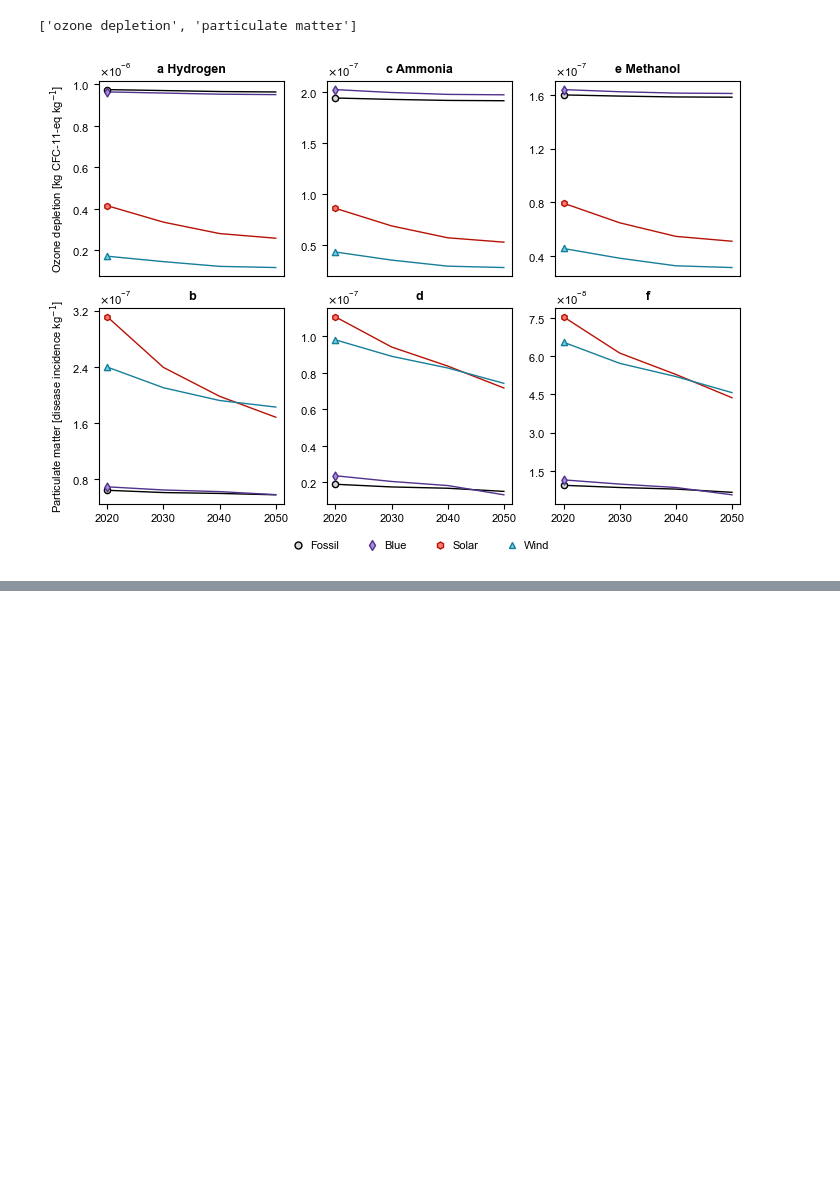
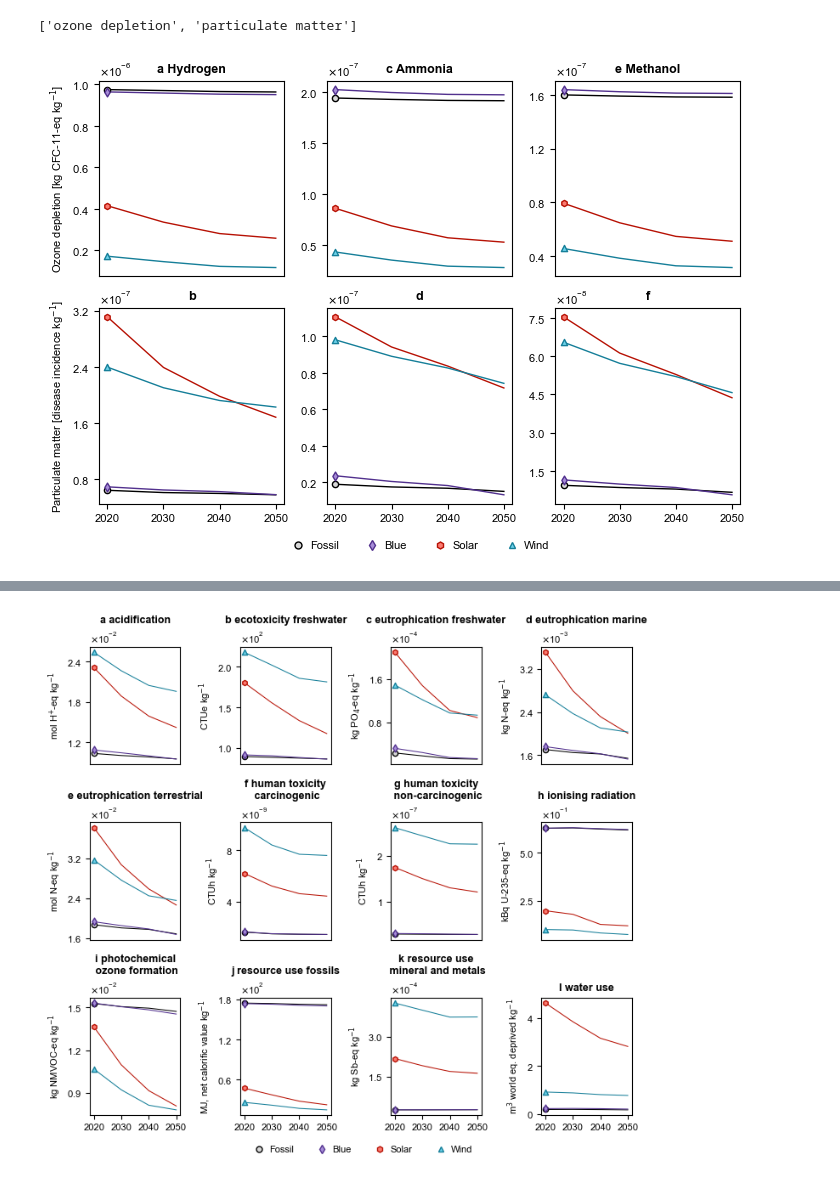
Before and after one commit to abhix2704/Prospective-LCA, a Jupyter notebook: Code/burdenShiftingMainPlots.ipynb, the cells around one changed output, grey strips where cells are left out. Drawn from its saved outputs; the diff is of its cells as text; code cells hidden in the pictures; blank space fills up the shorter version.

```diff
--- a/Code/burdenShiftingMainPlots.ipynb
+++ b/Code/burdenShiftingMainPlots.ipynb
@@ -701,0 +740,6 @@ plt.savefig(plotPathSVG, dpi = 600, format = 'svg', bbox_inches = 'tight', facec
+# %%
+units = []
+for key, values in methodsDictSorted.items():
+    method = bw.methods.get(values)
+    units.append(method['unit'])
+units
@@ -701,0 +759,4 @@ plt.savefig(plotPathSVG, dpi = 600, format = 'svg', bbox_inches = 'tight', facec
+# %%
+for i in range(0, len(units)):
+    units[i] = units[i].replace('Eq', 'eq')
+units
@@ -701,0 +776,84 @@ plt.savefig(plotPathSVG, dpi = 600, format = 'svg', bbox_inches = 'tight', facec
+# %%
+units = ['mol H$^\mathrm{+}$-eq', 'CTUe', 'kg PO$_\mathrm{4}$-eq',
+         'kg N-eq', 'mol N-eq', 'CTUh',
+         'CTUh', 'kBq U-235-eq', 'kg NMVOC-eq',
+         'MJ, net calorific value', 'kg Sb-eq', 'm$^\mathrm{3}$ world eq. deprived']
+for i in range(0, len(units)):
+    units[i] = units[i] + ' kg$^\mathrm{-1}$'
+# %%
+years = ['2020', '2030', '2040', '2050']
+alphabets = ['a ', 'b ', 'c ', 'd ', 'e ', 'f ', 'g ', 'h ', 'i ', 'j ', 'k ', 'l ']
+# %%
+fig, ax = plt.subplots(3, 4, figsize = (fig_length[2], fig_height*0.65))
+
+for i in range(0, len(impactCategories)):
+
+    hydrogenResult = hydrogenResults[impactCategories[i]]
+    hydrogenResultsRCP26 = hydrogenResult[hydrogenResult['Database'].str.contains('Base 2020') | hydrogenResult['Database'].str.contains('RCP26')]
+    hydrogenBAURCP26 = hydrogenResultsRCP26[hydrogenResultsRCP26['Activity'].str.contains('hydrogen production without electricity, steam reforming of natural gas, 25 bar')]
+    hydrogenBlueRCP26 = hydrogenResultsRCP26[hydrogenResultsRCP26['Activity'].str.contains(r'hydrogen production without electricity, steam methane reforming of natural gas, with CCS (MDEA, 98% eff.), 25 bar', regex = False)]
+    hydrogenWindRCP26 = hydrogenResultsRCP26[hydrogenResultsRCP26['Activity'].str.contains('onshore wind')]
+    hydrogenSolarRCP26 = hydrogenResultsRCP26[hydrogenResultsRCP26['Activity'].str.contains('solar')]
+
+    hydrogenBAURCP26 = hydrogenBAURCP26.reset_index(drop=True)
+    hydrogenBlueRCP26 = hydrogenBlueRCP26.reset_index(drop=True)
+    hydrogenWindRCP26 = hydrogenWindRCP26.reset_index(drop = True)
+    hydrogenSolarRCP26 = hydrogenSolarRCP26.reset_index(drop = True)
+
+    ax[i // 4, i % 4].plot(years, hydrogenBAURCP26['Impact'], label = 'Fossil', color = 'black', zorder = 0, linewidth = 0.75, linestyle = '-')
+    ax[i // 4, i % 4].plot(years, hydrogenBlueRCP26['Impact'], label = 'Blue', color = '#52318E', zorder = 0, linewidth = 0.75, linestyle = '-')
+    ax[i // 4, i % 4].plot(years, hydrogenSolarRCP26['Impact'], label = 'Solar', color = '#B71205', zorder = 0, linewidth = 0.75, linestyle = '-')
+    ax[i // 4, i % 4].plot(years, hydrogenWindRCP26['Impact'], label = 'Wind', color = '#167F99', zorder = 0, linewidth = 0.75, linestyle = '-')
+
+    ax[i // 4, i % 4].scatter(years[0], hydrogenBAURCP26['Impact'][0], label = 'Blue', s = 20,
+                              marker = 'o', facecolor = '#d8d8d8', edgecolors = 'black', zorder = 1)
+    ax[i // 4, i % 4].scatter(years[0], hydrogenBlueRCP26['Impact'][0], label = 'Blue', s = 20,
+                              marker = 'd', facecolor = '#A78DD8', edgecolors = '#52318E', zorder = 1)
+    ax[i // 4, i % 4].scatter(years[0], hydrogenSolarRCP26['Impact'][0], label = 'Solar', s = 20,
+                              marker = 'h', facecolor = '#FB7B71', edgecolors = '#B71205', zorder = 1)
+    ax[i // 4, i % 4].scatter(years[0], hydrogenWindRCP26['Impact'][0], label = 'Wind', s = 20,
+                              marker = '^', facecolor = '#6DD2EA', edgecolors = '#167F99', zorder = 1)
+
+
+    ax[i // 4, i % 4].set_title(alphabets[i] + impactCategories[i], fontweight = 'bold', fontsize = fontsize_title)
+    if impactCategories[i] == 'human toxicity carcinogenic':
+        ax[i // 4, i % 4].set_title(alphabets[i] + 'human toxicity\n carcinogenic', fontweight = 'bold', fontsize = fontsize_title)
+    if impactCategories[i] == 'human toxicity non-carcinogenic':
+        ax[i // 4, i % 4].set_title(alphabets[i] + 'human toxicity\n non-carcinogenic', fontweight = 'bold', fontsize = fontsize_title)
+    if impactCategories[i] == 'photochemical ozone formation':
+        ax[i // 4, i % 4].set_title(alphabets[i] + 'photochemical\n ozone formation', fontweight = 'bold', fontsize = fontsize_title)
+    if impactCategories[i] == 'resource use mineral and metals':
+        ax[i // 4, i % 4].set_title(alphabets[i] + 'resource use\n mineral and metals', fontweight = 'bold', fontsize = fontsize_title)
+
+    ax[i // 4, i % 4].yaxis.set_major_locator(MaxNLocator(nbins = 3))
+    ax[i // 4, i % 4].set_ylabel(units[i])
+    ax[i // 4, i % 4].yaxis.set_major_formatter(ticker.ScalarFormatter(useMathText = True))
+    ax[i // 4, i % 4].ticklabel_format(axis = 'y', style = 'sci', scilimits = (0, 0))
+
+for i in range(0, 4):
+    for j in range(0, 4):
+        if i < 2:
+            ax[i, j].set_xticks([])
+
+legend_elements2 = [Line2D([0], [0], marker = 'o', color = "none",
+                                             markerfacecolor ='#d8d8d8', markeredgecolor = "black",
+                                             label = 'Fossil', markersize = 5),
+                   Line2D([0], [0], marker = 'd', color = "none",
+                                             markerfacecolor ='#A78DD8', markeredgecolor = "#52318E",
+                                             label = 'Blue', markersize = 5),
+                   Line2D([0], [0], marker = 'h', color = "none",
+                                             markerfacecolor ='#FB7B71', markeredgecolor = "#B71205",
+                                             label = 'Solar', markersize = 5),
+                   Line2D([0], [0], marker = '^', color = "none",
+                                             markerfacecolor ='#6DD2EA', markeredgecolor = "#167F99",
+                                             label = 'Wind', markersize = 5),]
+
+legend1 = fig.legend(handles = legend_elements2, frameon = False, loc = "upper center", ncol = 4,
+          prop={"size":8}, bbox_to_anchor=(0.53, 0.01), handletextpad = 0.1)
+
+plotPathPNG = os.path.join('..', 'Plots', 'Phase 2', 'Burden shifting', 'Hydrogen all absolute image SSP2 GLO.png')
+plotPathSVG = os.path.join('..', 'Plots', 'Phase 2', 'Burden shifting', 'Hydrogen all absolute image SSP2 GLO.svg')
+plt.savefig(plotPathPNG, dpi = 600, format = 'png', bbox_inches = 'tight', facecolor = 'w')
+plt.savefig(plotPathSVG, dpi = 600, format = 'svg', bbox_inches = 'tight', facecolor = 'w')
+# %% [output]
+[figure, added]
```
Also changed, not shown: parts of 7 cells of this notebook, 40 other files.
